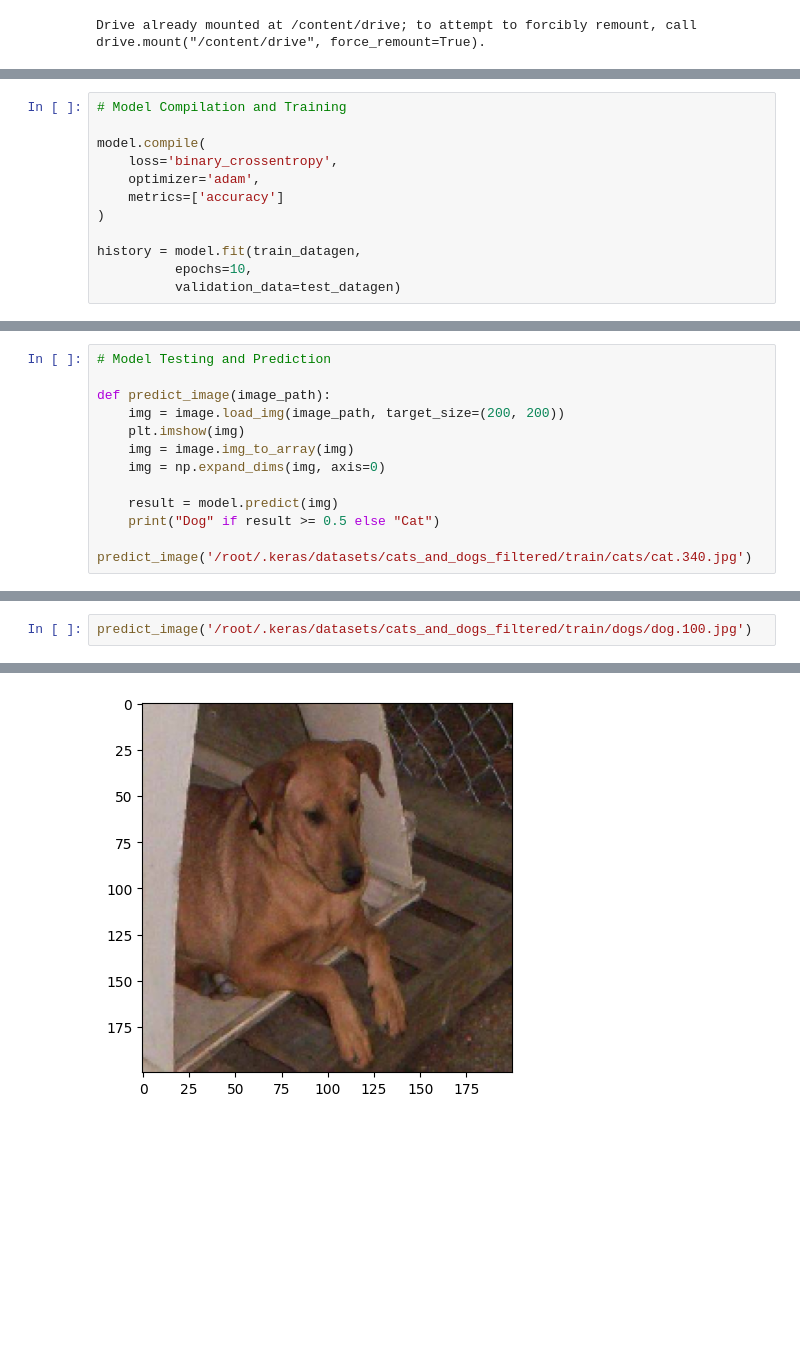
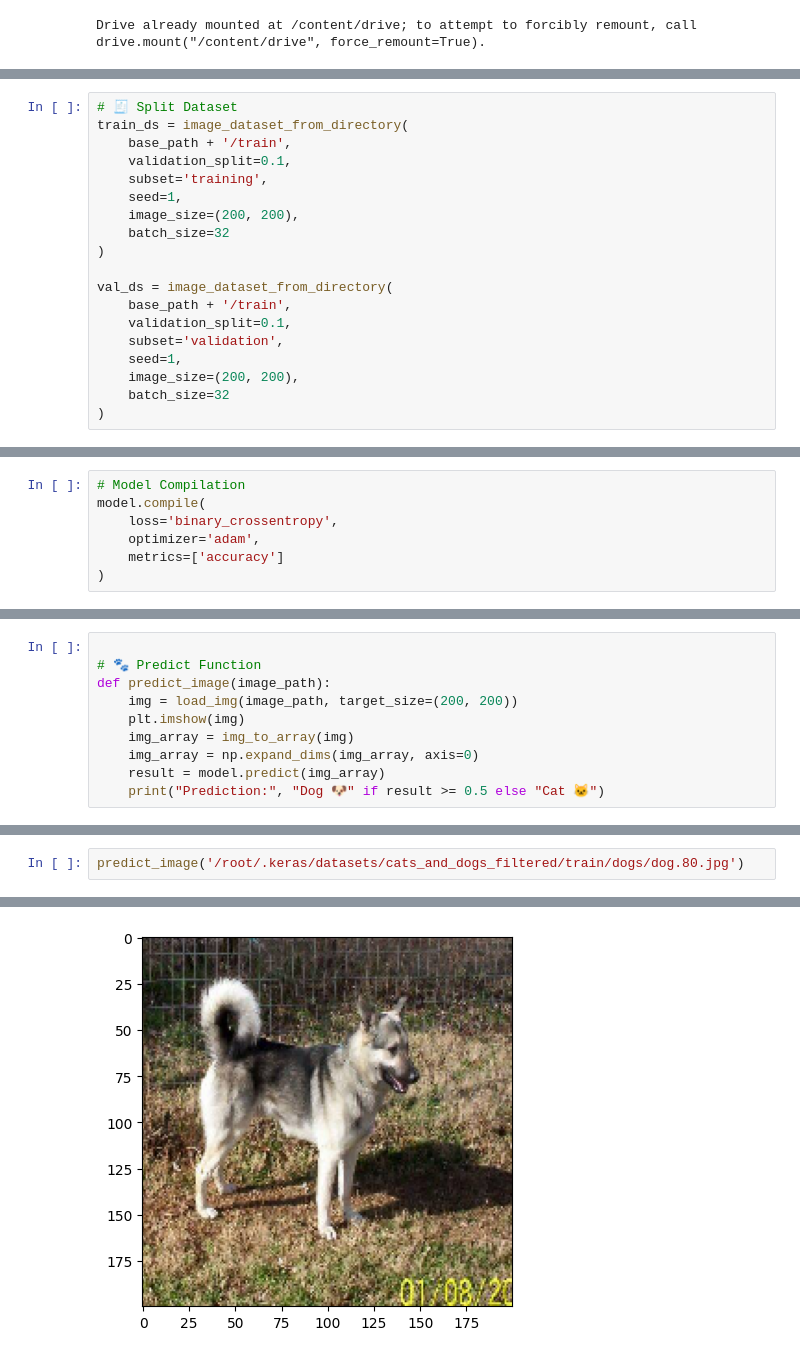
Before and after one commit to mohalkarushikesh/Cat-vs.-Dog-classifier-using-CNN, a Jupyter notebook: Cat_Dog_Classifier_CNN.ipynb, the cells around one changed output, grey strips where cells are left out. Cells and saved outputs as stored; diff of their text form; blank space fills up the shorter version.

```diff
--- a/Cat_Dog_Classifier_CNN.ipynb
+++ b/Cat_Dog_Classifier_CNN.ipynb
@@ -95,0 +65,19 @@ Using 200 files for validation.
+# %%
+# 🧾 Split Dataset
+train_ds = image_dataset_from_directory(
+    base_path + '/train',
+    validation_split=0.1,
+    subset='training',
+    seed=1,
+    image_size=(200, 200),
+    batch_size=32
+)
+
+val_ds = image_dataset_from_directory(
+    base_path + '/train',
+    validation_split=0.1,
+    subset='validation',
+    seed=1,
+    image_size=(200, 200),
+    batch_size=32
+)
@@ -142,14 +132,9 @@ Model: "sequential"
  Trainable params: 3,899,457 (14.88 MB)
  Non-trainable params: 3,072 (12.00 KB)
 # %%
-# Model Compilation and Training
-
+# Model Compilation
 model.compile(
     loss='binary_crossentropy',
     optimizer='adam',
     metrics=['accuracy']
 )
-
-history = model.fit(train_datagen,
-          epochs=10,
-          validation_data=test_datagen)
@@ -187,13 +208,10 @@ plt.show()
 # %%
-# Model Testing and Prediction
 
+# 🐾 Predict Function
 def predict_image(image_path):
-    img = image.load_img(image_path, target_size=(200, 200))
+    img = load_img(image_path, target_size=(200, 200))
     plt.imshow(img)
-    img = image.img_to_array(img)
-    img = np.expand_dims(img, axis=0)
-
-    result = model.predict(img)
-    print("Dog" if result >= 0.5 else "Cat")
-
-predict_image('/root/.keras/datasets/cats_and_dogs_filtered/train/cats/cat.340.jpg')
+    img_array = img_to_array(img)
+    img_array = np.expand_dims(img_array, axis=0)
+    result = model.predict(img_array)
+    print("Prediction:", "Dog 🐶" if result >= 0.5 else "Cat 🐱")
@@ -204,4 +225,4 @@ Cat
 # %%
-predict_image('/root/.keras/datasets/cats_and_dogs_filtered/train/dogs/dog.100.jpg')
+predict_image('/root/.keras/datasets/cats_and_dogs_filtered/train/dogs/dog.80.jpg')
 # %% [output]
 1/1 ━━━━━━━━━━━━━━━━━━━━ 0s 28ms/step
@@ -209 +230 @@ Dog
-[figure, old version]
+[figure, new version]
```
Also changed, not shown: parts of 12 cells of this notebook.
